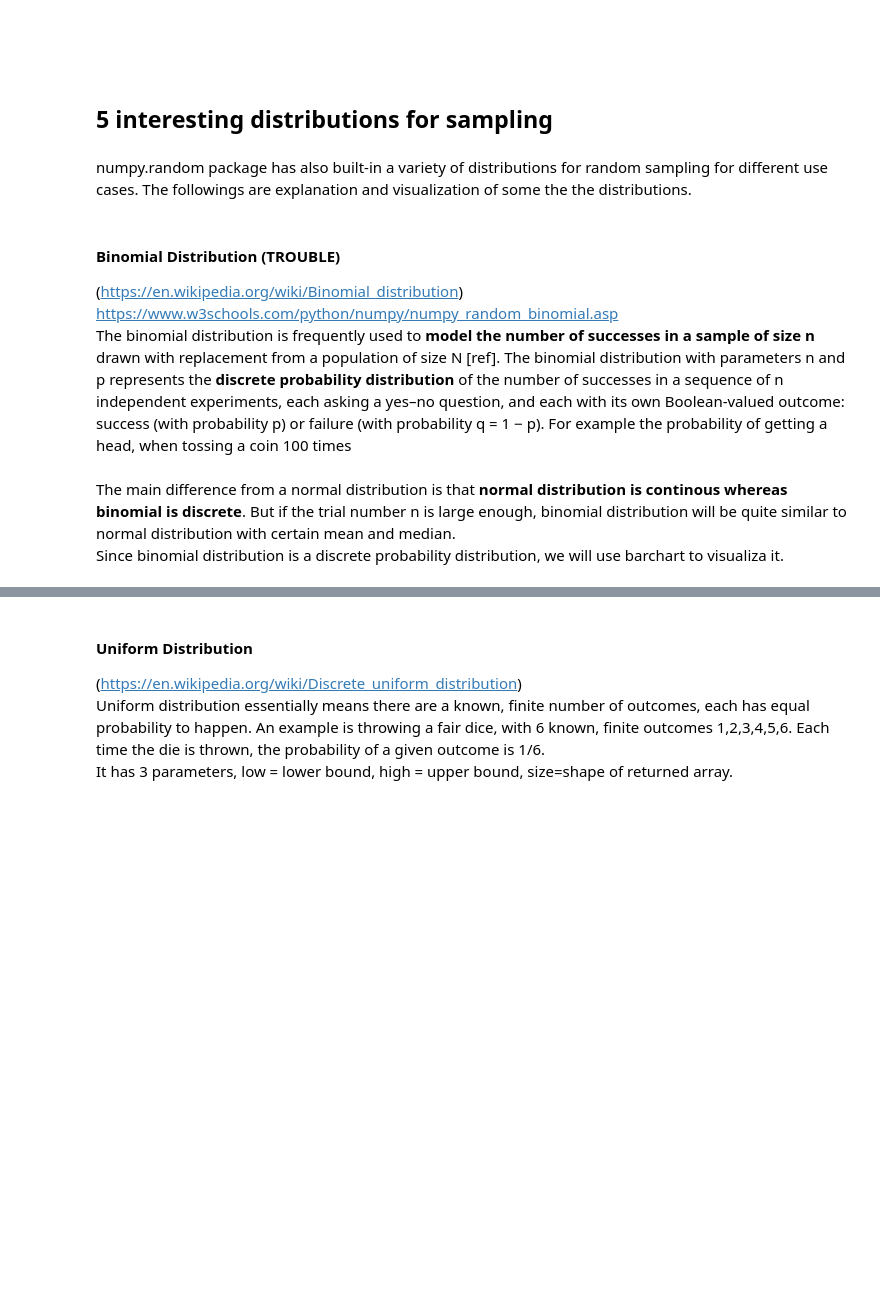
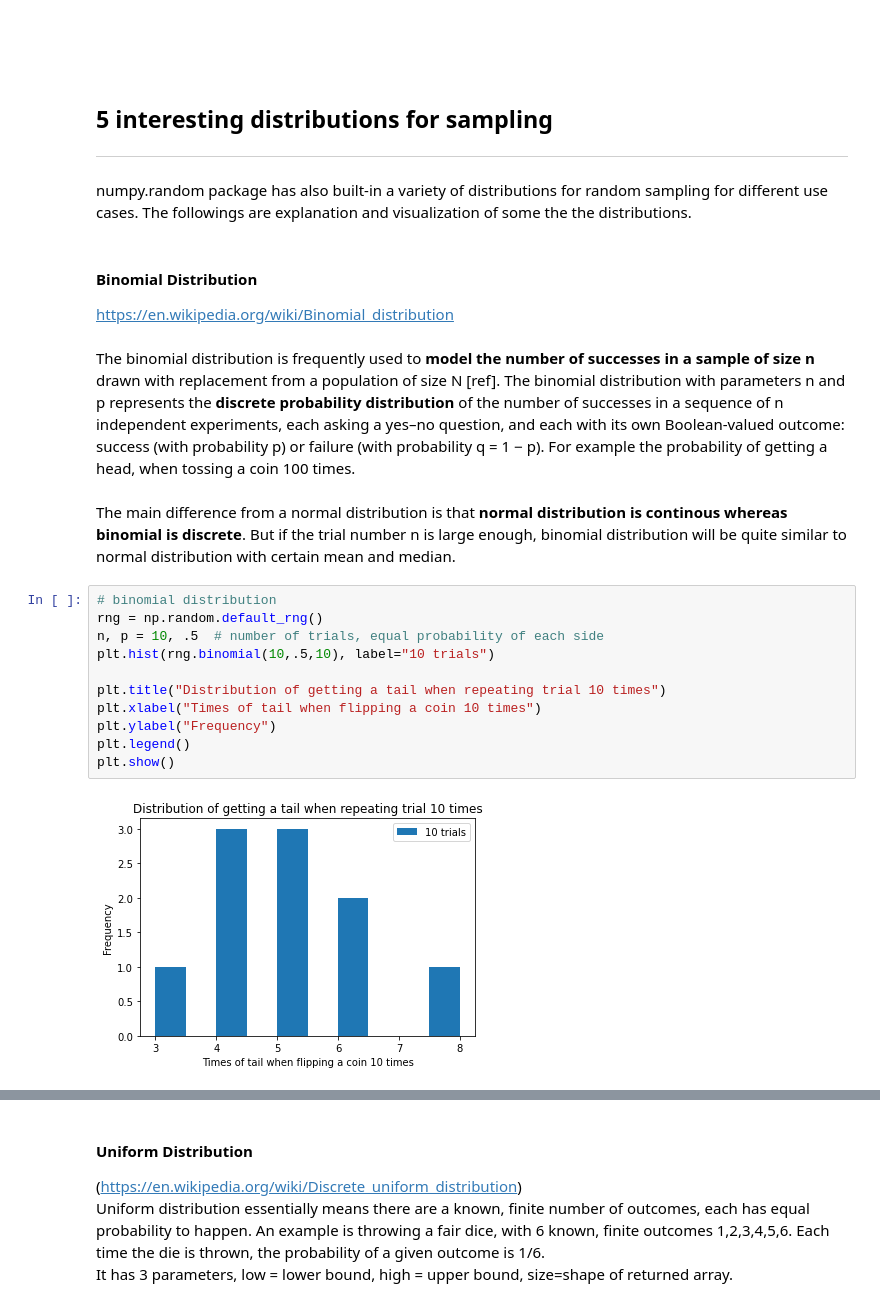
Before and after one commit to HazelIP/Programming-for-DA-assignment, a Jupyter notebook: Numpy Random package.ipynb, the cells around one changed output, grey strips where cells are left out. Cells and saved outputs as stored; diff of their text form; blank space fills up the shorter version.

```diff
--- a/Numpy Random package.ipynb
+++ b/Numpy Random package.ipynb
@@ -362,15 +412,28 @@ array([[ True,  True,  True,  True],
 <br>
 # %% [markdown]
 ## 5 interesting distributions for sampling
+***
 # %% [markdown]
 numpy.random package has also built-in a variety of distributions for random sampling for different use cases. The followings are explanation and visualization of some the the distributions.
 # %% [markdown]
-#### Binomial Distribution (TROUBLE)
-(https://en.wikipedia.org/wiki/Binomial_distribution) <br>
-https://www.w3schools.com/python/numpy/numpy_random_binomial.asp <br>
+#### Binomial Distribution
+https://en.wikipedia.org/wiki/Binomial_distribution <br>
+ <br>
 The binomial distribution is frequently used to **model the number of successes in a sample of size n** drawn with replacement from a population of size N [ref].
-The binomial distribution with parameters n and p represents the **discrete probability distribution** of the number of successes in a sequence of n independent experiments, each asking a yes–no question, and each with its own Boolean-valued outcome: success (with probability p) or failure (with probability q = 1 − p). For example the probability of getting a head, when tossing a coin 100 times
+The binomial distribution with parameters n and p represents the **discrete probability distribution** of the number of successes in a sequence of n independent experiments, each asking a yes–no question, and each with its own Boolean-valued outcome: success (with probability p) or failure (with probability q = 1 − p). For example the probability of getting a head, when tossing a coin 100 times.
 # %% [markdown]
 The main difference from a normal distribution is that **normal distribution is continous whereas binomial is discrete**. But if the trial number n is large  enough, binomial distribution will be quite similar to normal distribution with certain mean and median.<br>
-Since binomial distribution is a discrete probability distribution, we will use barchart to visualiza it.
+# %%
+# binomial distribution
+rng = np.random.default_rng()
+n, p = 10, .5  # number of trials, equal probability of each side
+plt.hist(rng.binomial(10,.5,10), label="10 trials")
+
+plt.title("Distribution of getting a tail when repeating trial 10 times")
+plt.xlabel("Times of tail when flipping a coin 10 times")
+plt.ylabel("Frequency")
+plt.legend()
+plt.show()
+# %% [output]
+[figure, added]
 # %%
```
Also changed, not shown: parts of 55 cells of this notebook.
